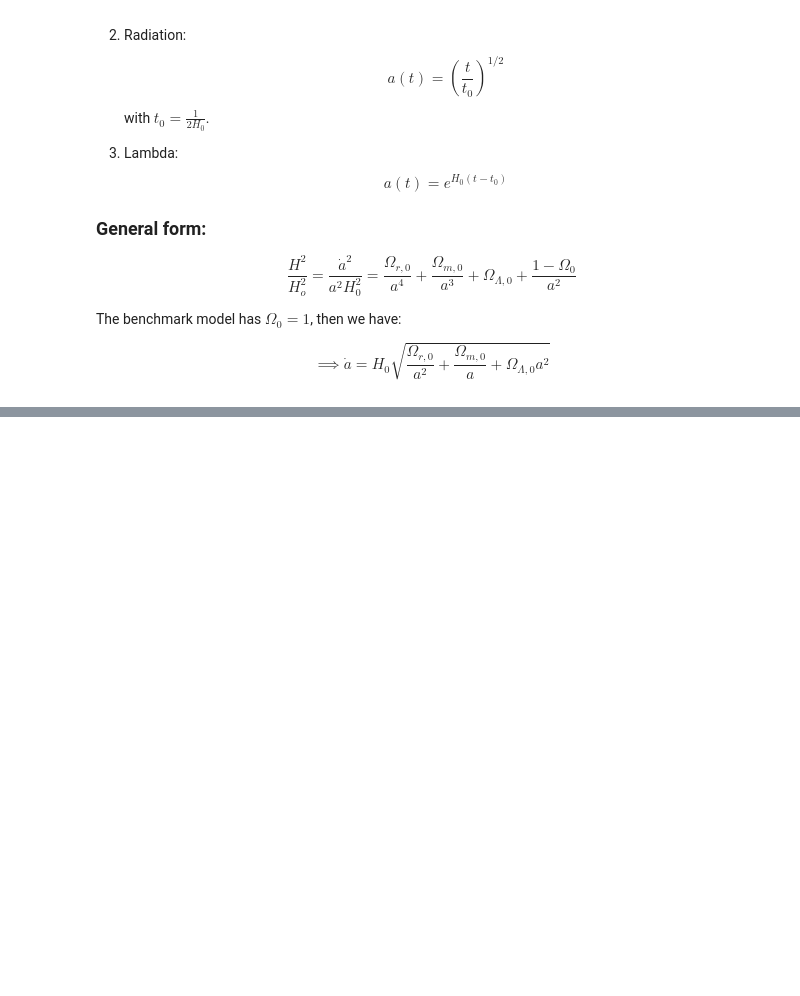
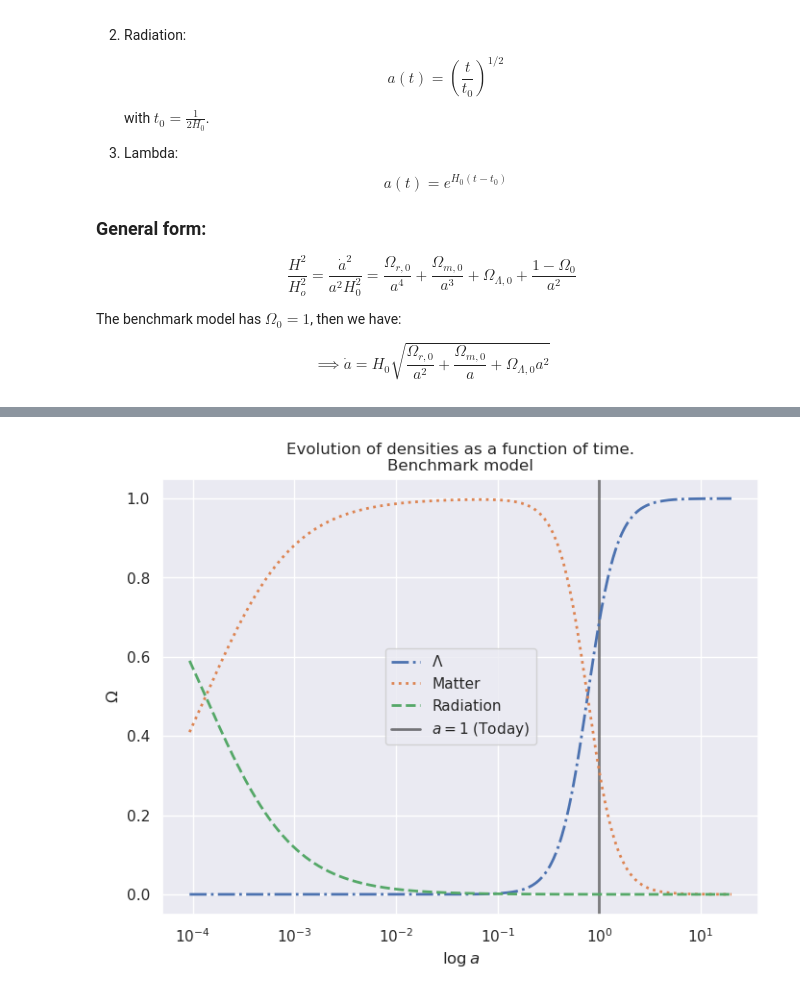
Before and after one commit to GabrielMissael/cosmologia_p1, a Jupyter notebook: proyecto.ipynb, the cells around one changed output, grey strips where cells are left out. Drawn from its saved outputs; the diff is of its cells as text; code cells hidden in the pictures; blank space fills up the shorter version.

```diff
--- a/proyecto.ipynb
+++ b/proyecto.ipynb
@@ -223,0 +280,18 @@ plt.show()
+# %%
+fig, ax = plt.subplots(figsize = (8, 6))
+
+ax.plot(df['a'], df['dark density'], label = '$\Lambda$', linestyle = 'dashdot', linewidth = 2,  zorder = 100)
+ax.plot(df['a'], df['matter density'], label = 'Matter', linestyle = 'dotted', linewidth = 2,  zorder = 100)
+ax.plot(df['a'], df['radiation density'], label = 'Radiation', linestyle = 'dashed', linewidth = 2,  zorder = 100)
+
+ax.axvline(x = 1, color = 'black', linestyle = 'solid', linewidth = 2, alpha = 0.5, label = '$a = 1$ (Today)', zorder = 1)
+ax.set_xlabel('$\log{a}$')
+ax.set_ylabel('$\Omega$')
+ax.set_title('Evolution of densities as a function of time.\nBenchmark model')
+
+# X-scale to exponential
+plt.xscale('log')
+plt.legend(loc = 'center')
+plt.show()
+# %% [output]
+[figure, added]
```
Also changed, not shown: parts of 35 cells of this notebook.
